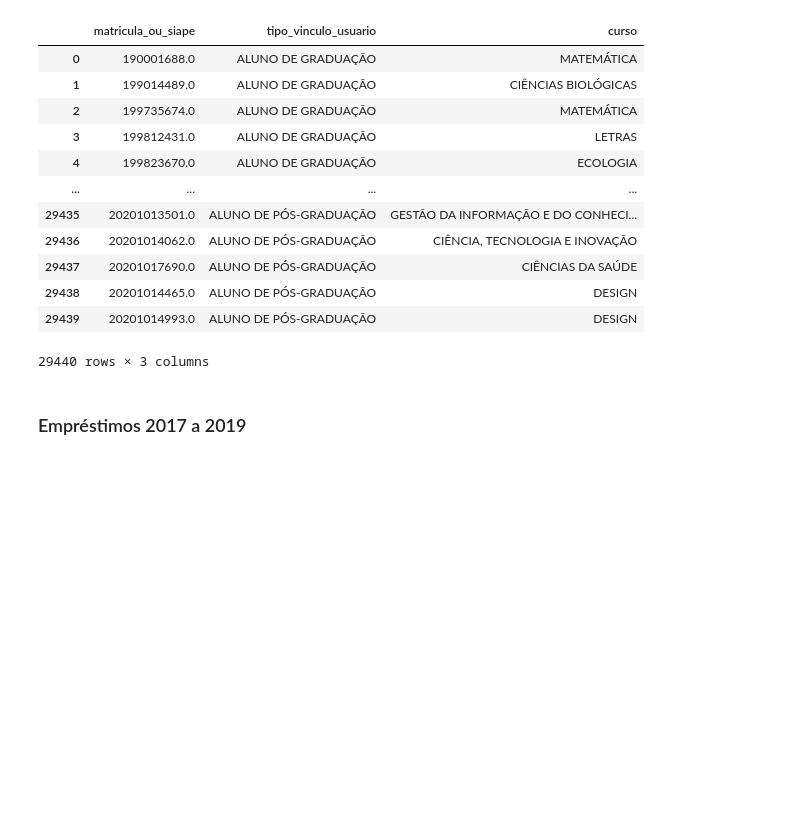
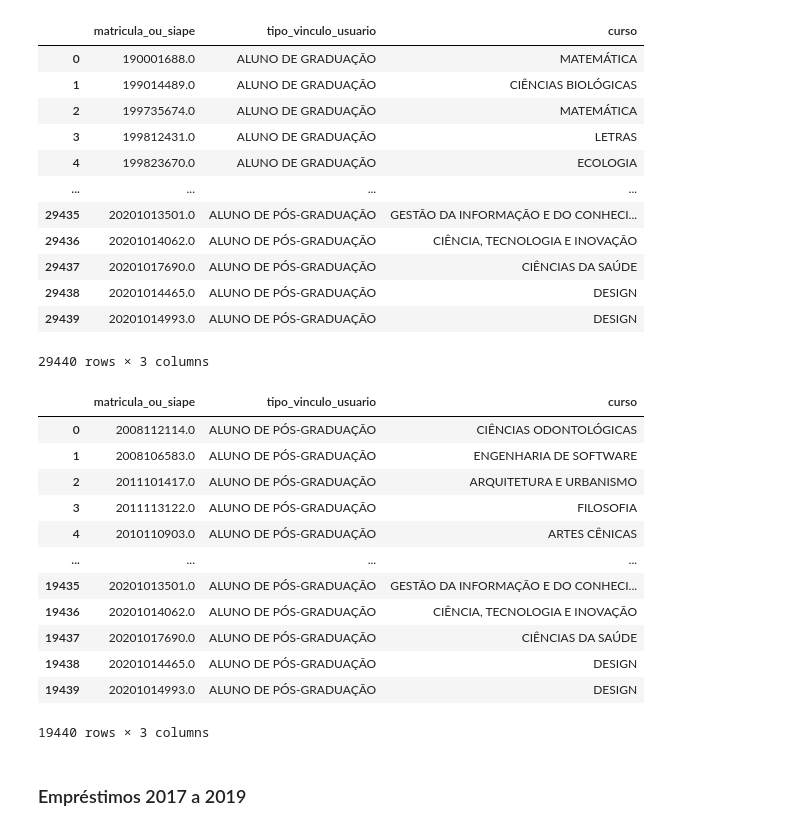
Before and after one commit to Douglas-Lucarelli/analise-dados-biblioteca-ufrn, a Jupyter notebook: analise_biblioteca.ipynb, the cells around one changed output. Drawn from its saved outputs; the diff is of its cells as text; code cells hidden in the pictures; blank space fills up the shorter version.

```diff
--- a/analise_biblioteca.ipynb
+++ b/analise_biblioteca.ipynb
@@ -1167,6 +1169,23 @@ cadastro_alunos_cursos
 | 29438 | 20201014465.0 | ALUNO DE PÓS-GRADUAÇÃO | DESIGN |
 | 29439 | 20201014993.0 | ALUNO DE PÓS-GRADUAÇÃO | DESIGN |
 29440 rows × 3 columns
+# %%
+cadastro_alunos_cursos_pos = cadastro_alunos_pos_graduacao_json.query("tipo_vinculo_usuario == 'ALUNO DE PÓS-GRADUAÇÃO'")
+cadastro_alunos_cursos_pos
+# %% [output]
+|  | matricula_ou_siape | tipo_vinculo_usuario | curso |
+| 0 | 2008112114.0 | ALUNO DE PÓS-GRADUAÇÃO | CIÊNCIAS ODONTOLÓGICAS |
+| 1 | 2008106583.0 | ALUNO DE PÓS-GRADUAÇÃO | ENGENHARIA DE SOFTWARE |
+| 2 | 2011101417.0 | ALUNO DE PÓS-GRADUAÇÃO | ARQUITETURA E URBANISMO |
+| 3 | 2011113122.0 | ALUNO DE PÓS-GRADUAÇÃO | FILOSOFIA |
+| 4 | 2010110903.0 | ALUNO DE PÓS-GRADUAÇÃO | ARTES CÊNICAS |
+| ... | ... | ... | ... |
+| 19435 | 20201013501.0 | ALUNO DE PÓS-GRADUAÇÃO | GESTÃO DA INFORMAÇÃO E DO CONHECI... |
+| 19436 | 20201014062.0 | ALUNO DE PÓS-GRADUAÇÃO | CIÊNCIA, TECNOLOGIA E INOVAÇÃO |
+| 19437 | 20201017690.0 | ALUNO DE PÓS-GRADUAÇÃO | CIÊNCIAS DA SAÚDE |
+| 19438 | 20201014465.0 | ALUNO DE PÓS-GRADUAÇÃO | DESIGN |
+| 19439 | 20201014993.0 | ALUNO DE PÓS-GRADUAÇÃO | DESIGN |
+19440 rows × 3 columns
 # %% [markdown]
 ### Empréstimos 2017 a 2019
 # %%
```
Also changed, not shown: parts of 27 cells of this notebook, 1 other file.
